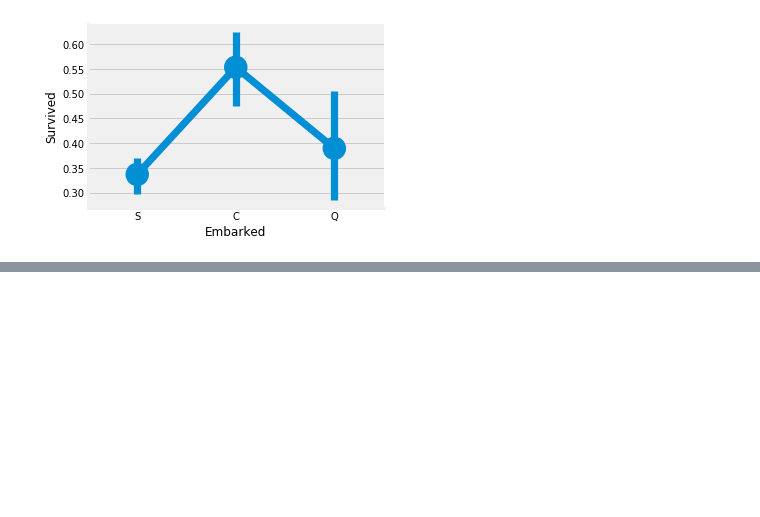
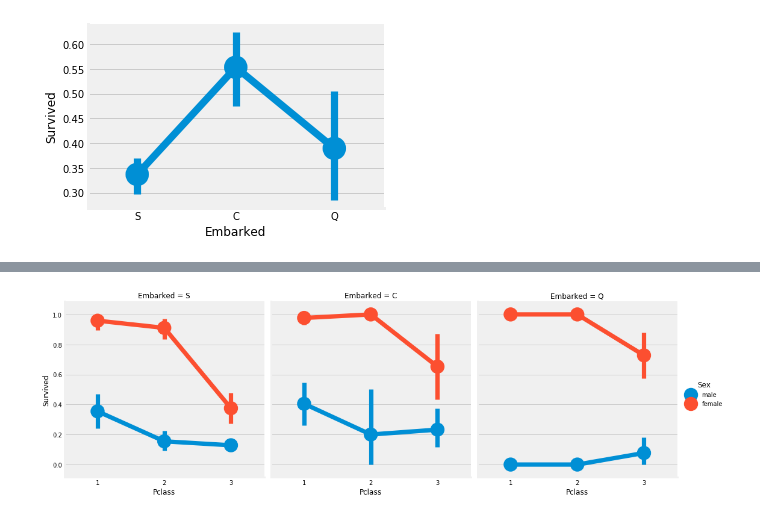
Before and after one commit to JohnHeo04/Day_by_day, a Jupyter notebook: EDA To Prediction_3rd_Description.ipynb, the cells around one changed output, grey strips where cells are left out. Drawn from its saved outputs; the diff is of its cells as text; code cells hidden in the pictures; blank space fills up the shorter version.

```diff
--- a/EDA To Prediction_3rd_Description.ipynb
+++ b/EDA To Prediction_3rd_Description.ipynb
@@ -320,0 +347,5 @@ plt.show()
+# %%
+sns.factorplot('Pclass','Survived',hue='Sex',col='Embarked',data=data)
+plt.show()
+# %% [output]
+[figure, added]
```
Also changed, not shown: parts of 26 cells of this notebook.
